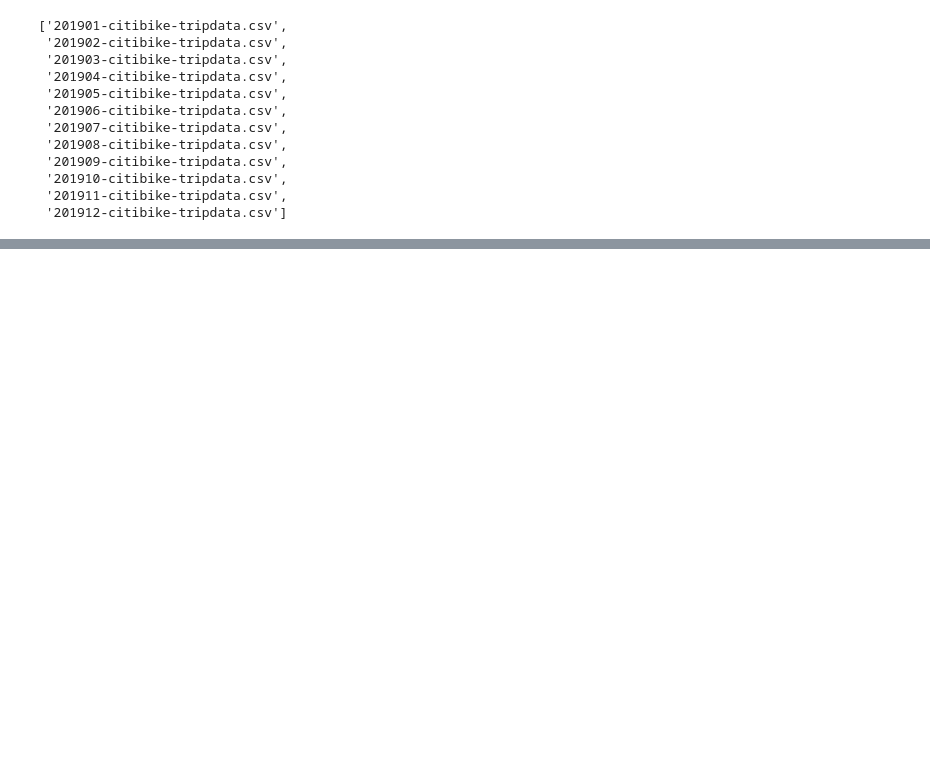
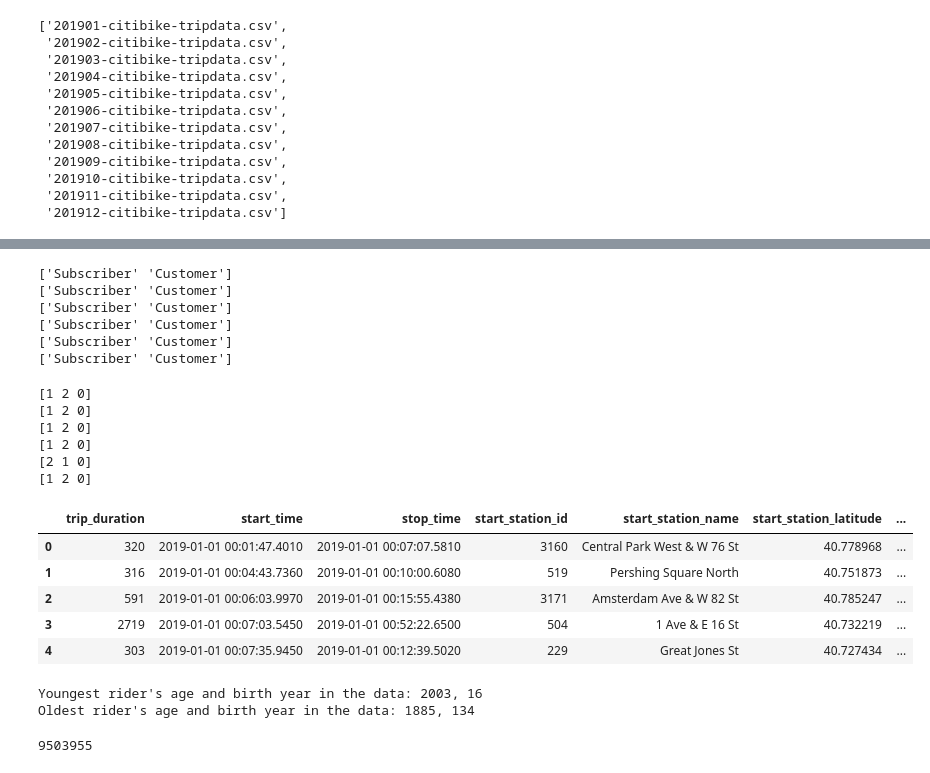
Before and after one commit to jasonzelaya/Citi-Bike-Analytics, a Jupyter notebook: citi_bike_data_aggregation.ipynb, the cells around one changed output, grey strips where cells are left out. Saved outputs shown, nothing was run; the diff lists cells and outputs as text; code cells hidden in the pictures; blank space fills up the shorter version.

```diff
--- a/citi_bike_data_aggregation.ipynb
+++ b/citi_bike_data_aggregation.ipynb
@@ -21,0 +188,50 @@ os.listdir('data/raw_data')
+# %%
+# Confirm 'user_type' column has only two unique values: "Customer" and "Subscriber"
+print(jan_converted['user_type'].unique())
+print(feb_converted['user_type'].unique())
+print(jun['user_type'].unique())
+print(jul_converted['user_type'].unique())
+print(aug_converted['user_type'].unique())
+print(dec['user_type'].unique())
+# %% [output]
+['Subscriber' 'Customer']
+['Subscriber' 'Customer']
+['Subscriber' 'Customer']
+['Subscriber' 'Customer']
+['Subscriber' 'Customer']
+['Subscriber' 'Customer']
+# %%
+# Confirm 'gender' column in each data frame has only three unique values: "0", "1", and "2"
+print(jan_converted['gender'].unique())
+print(feb_converted['gender'].unique())
+print(jun['gender'].unique())
+print(jul_converted['gender'].unique())
+print(aug_converted['gender'].unique())
+print(dec['gender'].unique())
+# %% [output]
+[1 2 0]
+[1 2 0]
+[1 2 0]
+[1 2 0]
+[2 1 0]
+[1 2 0]
+# %%
+# Aggregate all data
+all_data = pd.concat([jan_converted, feb_converted, jun, jul_converted, aug_converted, dec])
+# %%
+# Preview aggregated data frame
+all_data.head()
+# %% [output]
+|  | trip_duration | start_time | stop_time | start_station_id | start_station_name | start_station_latitude | ... |
+| 0 | 320 | 2019-01-01 00:01:47.4010 | 2019-01-01 00:07:07.5810 | 3160 | Central Park West & W 76 St | 40.778968 | ... |
+| 1 | 316 | 2019-01-01 00:04:43.7360 | 2019-01-01 00:10:00.6080 | 519 | Pershing Square North | 40.751873 | ... |
+| 2 | 591 | 2019-01-01 00:06:03.9970 | 2019-01-01 00:15:55.4380 | 3171 | Amsterdam Ave & W 82 St | 40.785247 | ... |
+| 3 | 2719 | 2019-01-01 00:07:03.5450 | 2019-01-01 00:52:22.6500 | 504 | 1 Ave & E 16 St | 40.732219 | ... |
+| 4 | 303 | 2019-01-01 00:07:35.9450 | 2019-01-01 00:12:39.5020 | 229 | Great Jones St | 40.727434 | ... |
+# %%
+# Confirm the ages in the data make sense
+print(f'Youngest rider\'s age and birth year in the data: {max(all_data["birth_year"])}, {2019 - max(all_data["birth_year"])}')
+print(f'Oldest rider\'s age and birth year in the data: {min(all_data["birth_year"])}, {2019 - min(all_data["birth_year"])}')
+# %% [output]
+Youngest rider's age and birth year in the data: 2003, 16
+Oldest rider's age and birth year in the data: 1885, 134
@@ -21,0 +243,5 @@ os.listdir('data/raw_data')
+# %%
+# Confirm total rows <= 15,000,000 to make sure Tableau Public will be able to work with this data
+all_data['birth_year'].count()
+# %% [output]
+9503955
```
Also changed, not shown: parts of 39 cells of this notebook.
